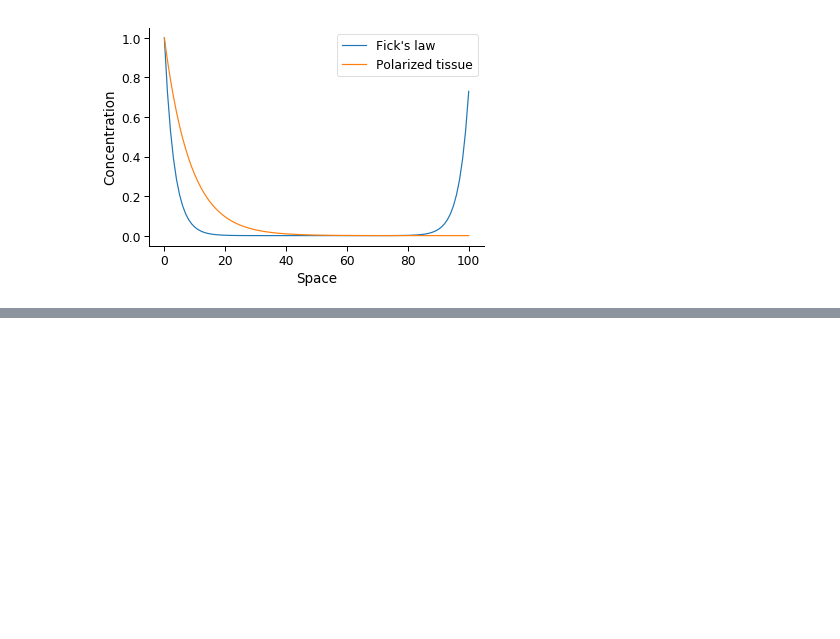
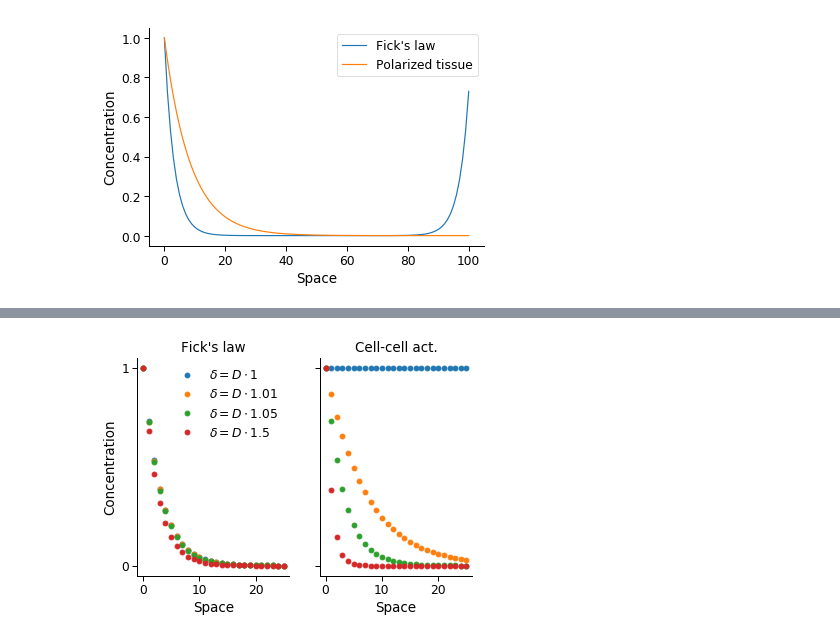
Before and after one commit to germannp/turing, a Jupyter notebook: will_it_turing.ipynb, the cells around one changed output, grey strips where cells are left out. Cells and saved outputs as stored; diff of their text form; code cells hidden in the pictures; blank space fills up the shorter version.

```diff
--- a/will_it_turing.ipynb
+++ b/will_it_turing.ipynb
@@ -370,0 +433,35 @@ plt.show()
+# %%
+D_0 = 0.005 * 20
+d_0 = 0.01
+
+def source(coupling, _, c):
+    dcdt = D*coupling(c) - d*c
+    dcdt[0] = 0
+    return dcdt
+
+
+fig, axs = plt.subplots(1, 2, sharex=True, sharey=True)
+
+for alpha in [1, 1.01, 1.05, 1.5]:
+    D = D_0
+    d = d_0 * alpha
+    c_0 = np.append(1, np.zeros(len(x) - 1))
+    c = solve_ivp(partial(source, ficks_law), [0, 1e10], c_0, 'BDF')
+    axs[0].plot(x[:26], c.y[:, -1][:26], 'o', label=f"$\delta = D \cdot {alpha}$")
+
+    c = solve_ivp(partial(source, cell_cell_act), [0, 1e10], c_0, 'BDF')
+    axs[1].plot(x[:26], c.y[:, -1][:26], 'o')
+
+axs[0].set_title("Fick's law")
+axs[0].legend(frameon=False)
+axs[0].set_xlabel('Space')
+axs[0].set_xlim([-1, 26])
+axs[0].set_ylabel('Concentration')
+axs[0].set_yticks([0, 1])
+axs[1].set_title("Cell-cell act.")
+axs[1].set_xlabel('Space')
+
+sns.despine(fig)
+plt.show()
+# %% [output]
+[figure, added]
```
Also changed, not shown: parts of 22 cells of this notebook.
